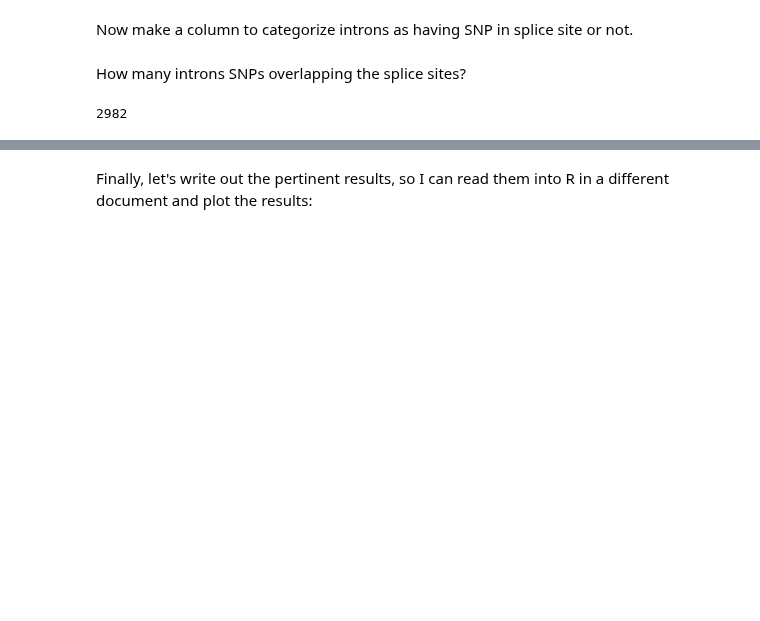
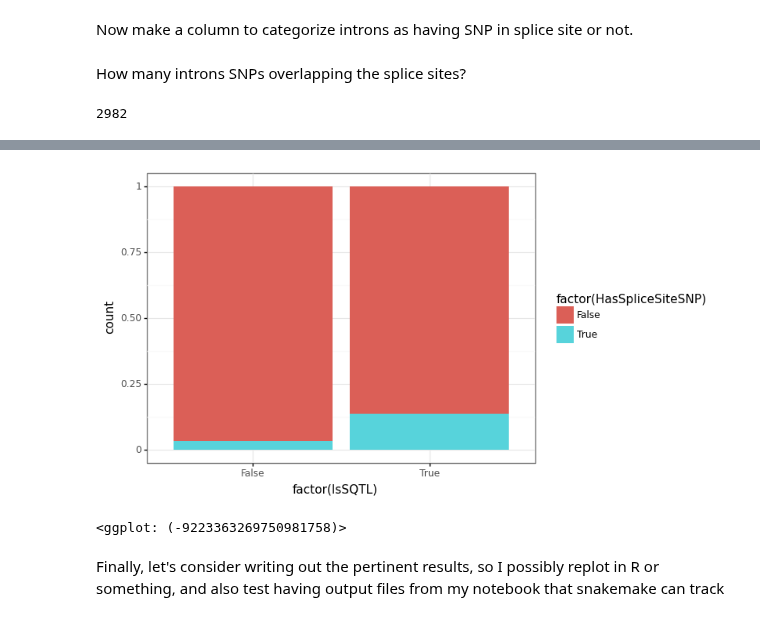
Before and after one commit to bfairkun/ChromatinSplicingQTLs, a Jupyter notebook: docs/20210921_CountSpliceSiteSNPsInSQTLs.py.ipynb, the cells around one changed output, grey strips where cells are left out. Saved outputs shown, nothing was run; the diff lists cells and outputs as text; code cells hidden in the pictures; blank space fills up the shorter version.

```diff
--- a/docs/20210921_CountSpliceSiteSNPsInSQTLs.py.ipynb
+++ b/docs/20210921_CountSpliceSiteSNPsInSQTLs.py.ipynb
@@ -124,3 +142,10 @@ sum(Merged['SNP_in_SS'])
+# %%
+(ggplot(ToPlot, aes(x='factor(IsSQTL)', fill='factor(HasSpliceSiteSNP)'))
+ + geom_bar(position="fill")
+ + theme_bw())
+# %% [output]
+[figure, added]
+<ggplot: (-9223363269750981758)>
 # %% [markdown]
-Finally, let's write out the pertinent results, so I can read them into R in a different document and plot the results:
+Finally, let's consider writing out the pertinent results, so I possibly replot in R or something, and also test having output files from my notebook that snakemake can track
 # %%
```
Also changed, not shown: parts of 12 cells of this notebook, 4 other files.
